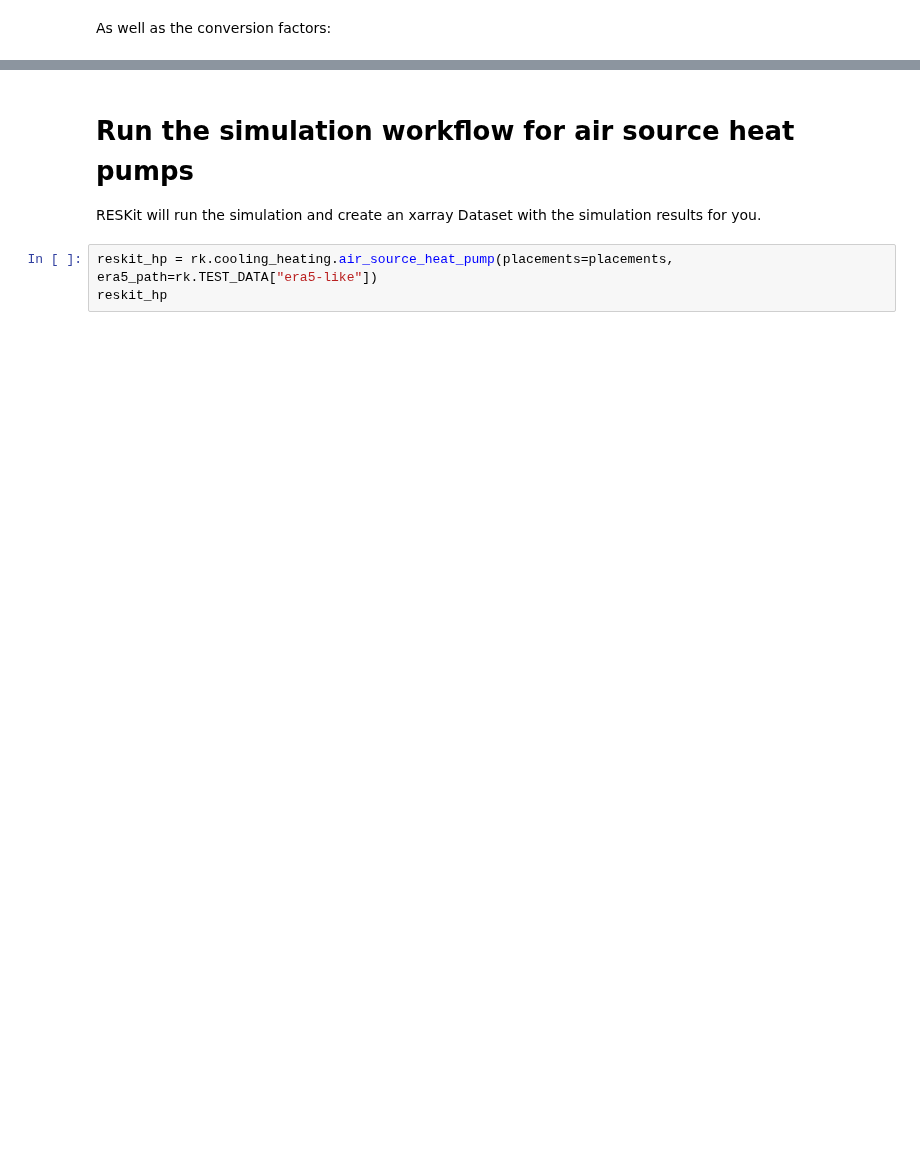
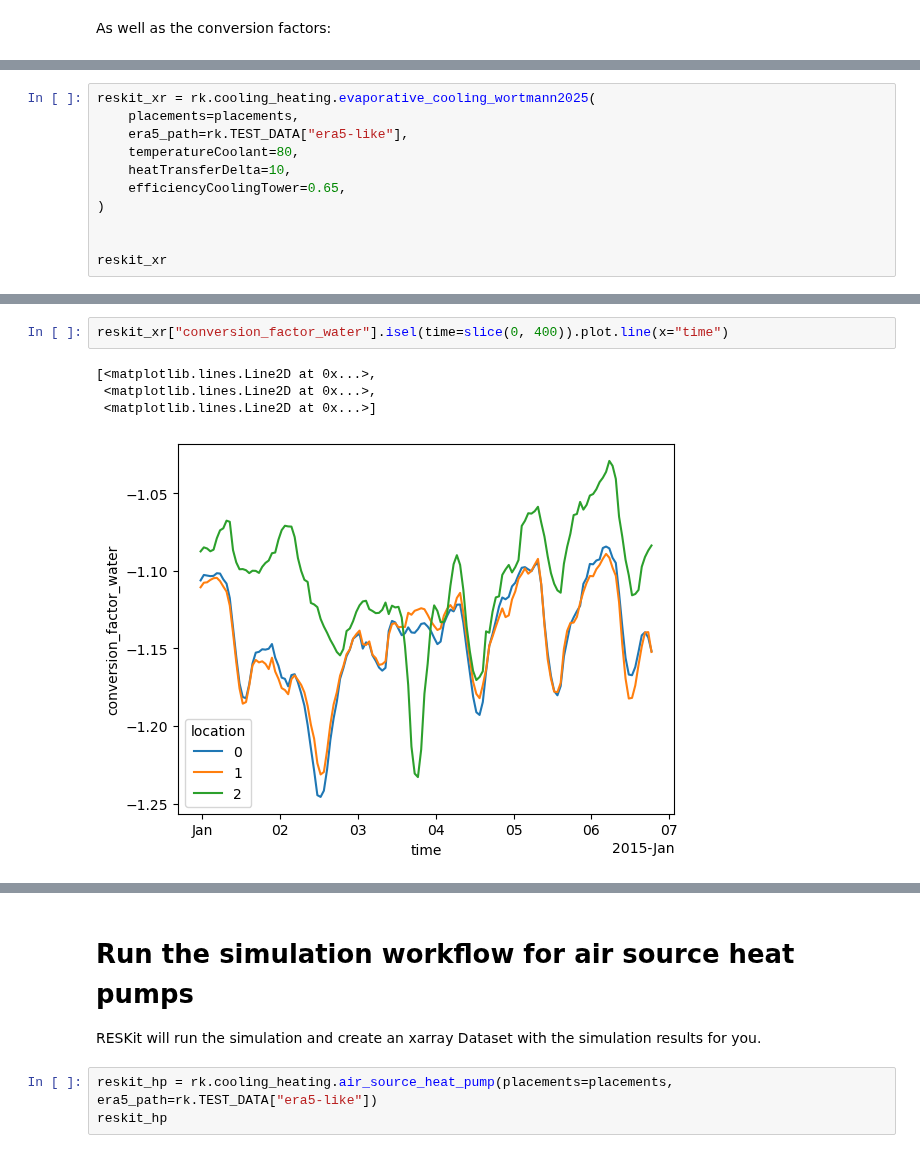
Before and after one commit to FZJ-IEK3-VSA/RESKit, a Jupyter notebook: examples/6_direct_air_capture/6_2_cooling_heating.ipynb, the cells around one changed output, grey strips where cells are left out. Drawn from its saved outputs; the diff is of its cells as text; blank space fills up the shorter version.

Commit message:
added new workflow to simulate the water loss of evaporative cooling systems

```diff
--- a/examples/6_direct_air_capture/6_2_cooling_heating.ipynb
+++ b/examples/6_direct_air_capture/6_2_cooling_heating.ipynb
@@ -51,0 +95,11 @@ reskit_xr["electricity_input"].isel(time=slice(0, 400)).plot.line(x="time")
+# %%
+reskit_xr = rk.cooling_heating.evaporative_cooling_wortmann2025(
+    placements=placements,
+    era5_path=rk.TEST_DATA["era5-like"],
+    temperatureCoolant=80,
+    heatTransferDelta=10,
+    efficiencyCoolingTower=0.65,
+)
+
+
+reskit_xr
@@ -51,0 +131,7 @@ reskit_xr["electricity_input"].isel(time=slice(0, 400)).plot.line(x="time")
+# %%
+reskit_xr["conversion_factor_water"].isel(time=slice(0, 400)).plot.line(x="time")
+# %% [output]
+[<matplotlib.lines.Line2D at 0x...>,
+ <matplotlib.lines.Line2D at 0x...>,
+ <matplotlib.lines.Line2D at 0x...>]
+[figure, added]
```
Also changed, not shown: parts of 13 cells of this notebook, 5 other files.
